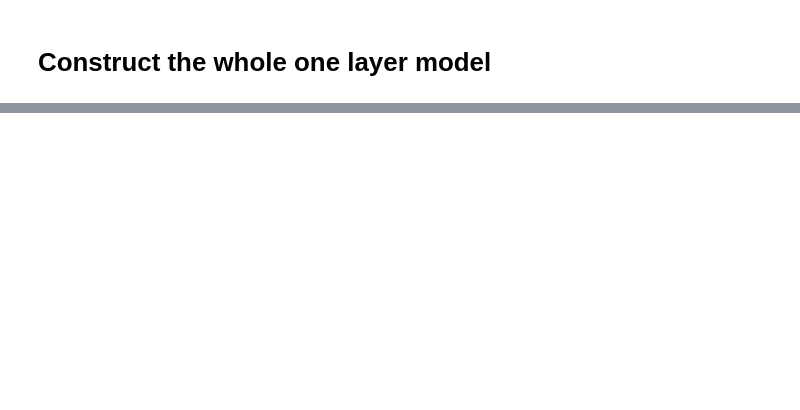
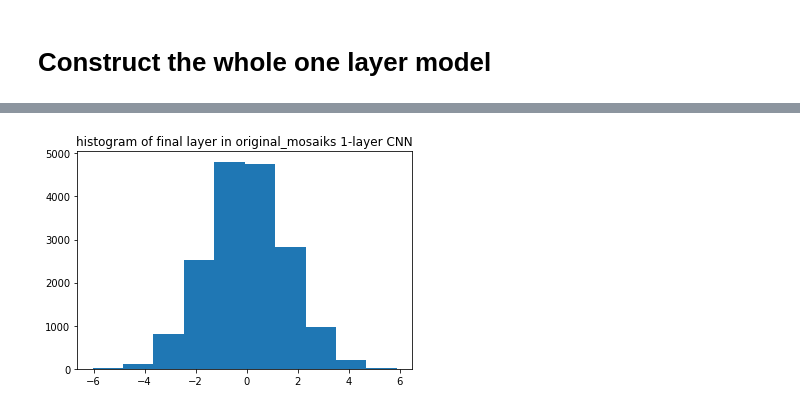
Before and after one commit to salelkafrawy/remote_sensing, a Jupyter notebook: notebooks/mosaiks/two_layers/1L_mosaiks.ipynb, the cells around one changed output, grey strips where cells are left out. Saved outputs shown, nothing was run; the diff lists cells and outputs as text; code cells hidden in the pictures; blank space fills up the shorter version.

```diff
--- a/notebooks/mosaiks/two_layers/1L_mosaiks.ipynb
+++ b/notebooks/mosaiks/two_layers/1L_mosaiks.ipynb
@@ -155,0 +155,43 @@ torch.Size([1, 17037])
+# %%
+geo_train_dataset = GeoLifeCLEF2022Dataset(
+                root=data_dir,
+                subset=split,
+                use_ffcv_loader=use_ffcv_loader,
+                region="both",
+                patch_data=bands,
+                use_rasters=False,
+                patch_extractor=None,
+                transform=None,
+                target_transform=None,
+                opts=None,
+            )
+
+geo_train_loader = DataLoader(
+                    geo_train_dataset,
+                    batch_size=batch_size,
+                    num_workers=num_workers,
+                    shuffle=True,
+                )
+trf = torch.nn.Sequential(
+    transforms.Resize(size=(224, 224), interpolation=transforms.InterpolationMode.NEAREST),
+    transforms.Normalize((106.9413, 114.8733, 104.5285), (51.0005, 44.8595, 43.2014)),
+)
+# %%
+model_type = 'original_mosaiks'
+for batch in geo_train_loader:
+    patches, target, meta = batch
+    patches['rgb'] = trf(patches['rgb'])
+    final_output = forward(patches['rgb'])
+
+#     relu_1_output = features_dim[f'relu_layer_1'].numpy()
+#     plot_histogram(relu_1_output, f'histogram of l-relu#1 in {model_type} 2-layer CNN')
+
+#     relu_4_output = features_dim[f'relu_layer_4'].numpy()
+#     plot_histogram(relu_4_output, f'histogram of l-relu#4 in {model_type} 2-layer CNN')
+
+    feats_np = final_output.data.numpy()
+    plot_histogram(feats_np, f'histogram of final layer in {model_type} 1-layer CNN')
+
+    break
+# %% [output]
+[figure, added]
```
Also changed, not shown: parts of 24 cells of this notebook, 24 other files.
